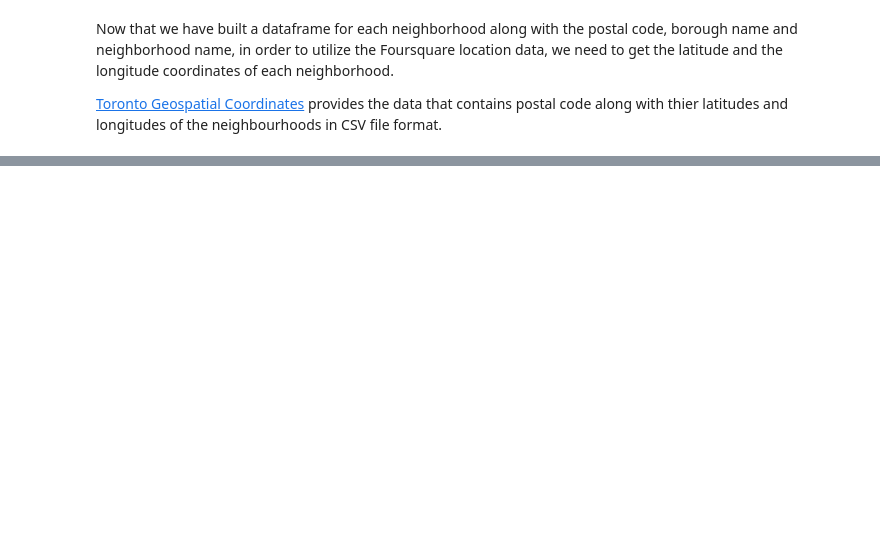
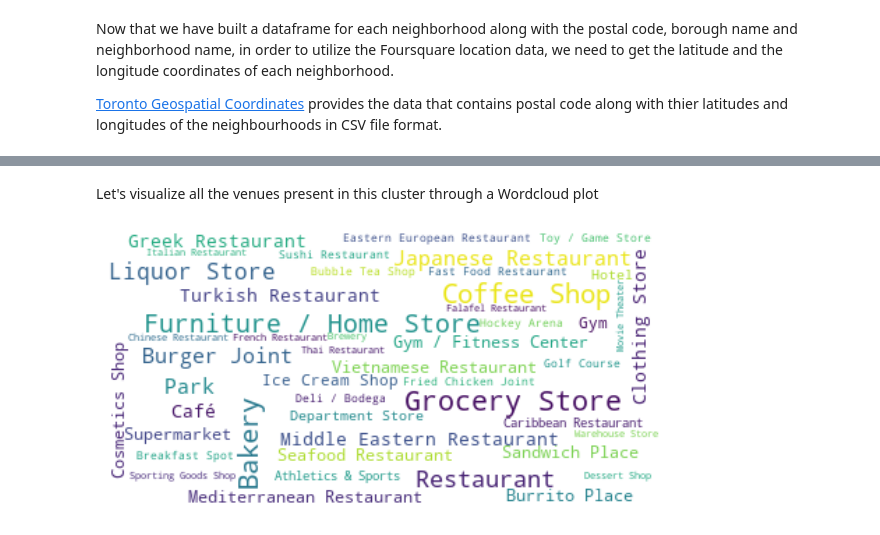
Before and after one commit to Enian22/Segmenting_and_Clustering_Neighborhoods_in_Toronto, a Jupyter notebook: Segmenting_and_Clustering_Neighborhoods_in_Toronto.ipynb, the cells around one changed output, grey strips where cells are left out. Cells and saved outputs as stored; diff of their text form; code cells hidden in the pictures; blank space fills up the shorter version.

```diff
--- a/Segmenting_and_Clustering_Neighborhoods_in_Toronto.ipynb
+++ b/Segmenting_and_Clustering_Neighborhoods_in_Toronto.ipynb
@@ -194,0 +433,2 @@ map_toronto
+# %%
+clusters, venues_frequency_dict, venues_frequency_dataframe  = clusters_venues_data(toronto_neighborhoods_merged)
@@ -194,0 +437,33 @@ map_toronto
+# %%
+def clusters_plot(dic, daf):
+
+    wordcloud_plot = []
+    common_plot = []
+
+    for d in dic:
+        wordcloud = WordCloud(background_color='white', min_font_size=6,
+                              max_font_size=20, max_words=200, random_state=0)
+        wordcloud.generate_from_frequencies(d)
+        fig = plt.figure(figsize=(10,8))
+        plt.imshow(wordcloud, interpolation="bilinear")
+        plt.axis('off')
+        wordcloud_plot.append(fig)
+        plt.close(fig)
+
+    for df in daf:
+        fig=plt.figure(figsize=(18,9))
+        ax1=fig.add_subplot(2,2,1)
+        ax2=fig.add_subplot(2,2,2)
+        colors_array = cm.tab10(np.linspace(0, 1, 10))
+        df.nlargest(round(len(df)/2), ['Frequency']).plot(ax=ax1, x="Venue", y="Frequency", kind="bar", color=colors_array, legend=None)
+        df.nsmallest(round(len(df)/2), ['Frequency']).plot(ax=ax2, x="Venue", y="Frequency",kind="bar", color=colors_array, legend=None)
+        ax1.set_ylabel("Frequency")
+        ax2.set_ylabel("Frequency")
+        ax1.set_title("Most Common Venues")
+        ax2.set_title("Least Common Venues")
+        common_plot.append(fig)
+        plt.close(fig)
+
+    return wordcloud_plot, common_plot
+# %%
+wordcloud_plot, common_plot = clusters_plot(venues_frequency_dict, venues_frequency_dataframe)
@@ -194,0 +491,6 @@ map_toronto
+# %% [markdown]
+Let's visualize all the venues present in this cluster through a Wordcloud plot
+# %%
+wordcloud_plot[0]
+# %% [output]
+[figure, added]
```
Also changed, not shown: parts of 128 cells of this notebook.
